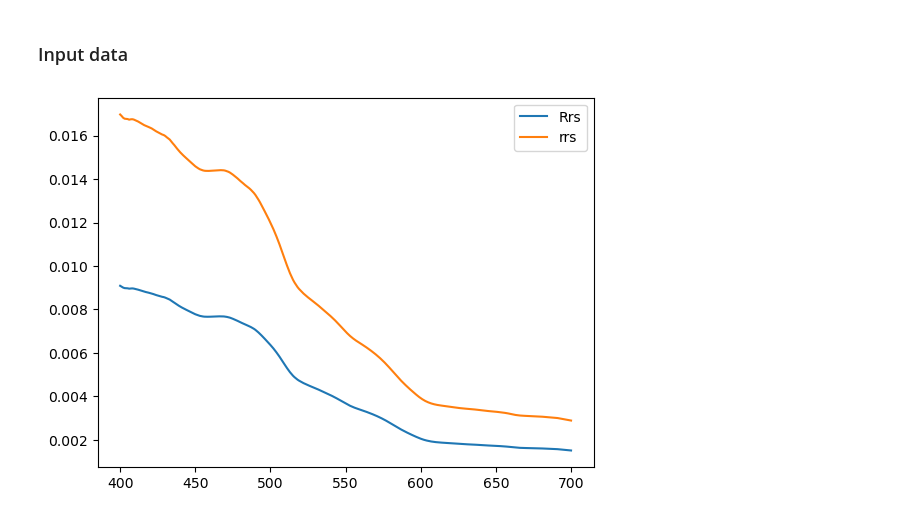
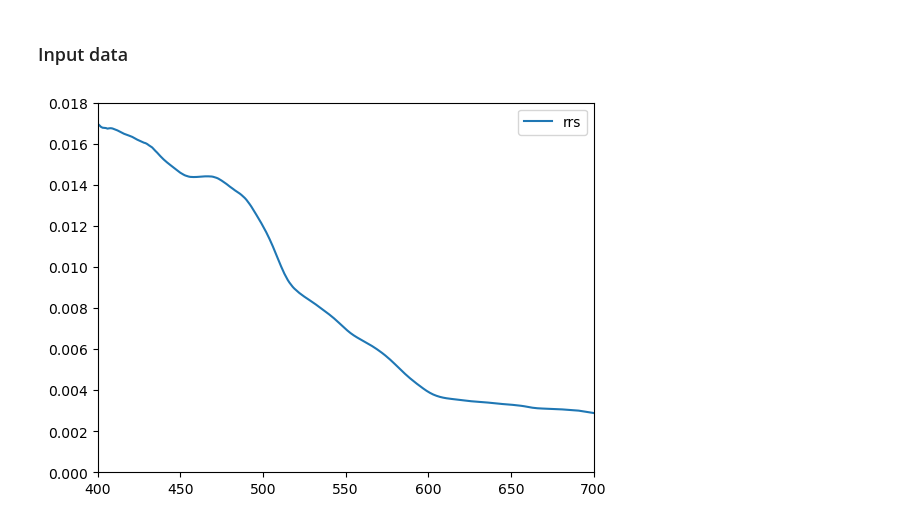
Before and after one commit to aewindle110/PCC_retrievals, a Jupyter notebook: Kramer_hyperRrs.ipynb, the cells around one changed output. Drawn from its saved outputs; the diff is of its cells as text; code cells hidden in the pictures.

```diff
--- a/Kramer_hyperRrs.ipynb
+++ b/Kramer_hyperRrs.ipynb
@@ -201,24 +282,26 @@ coeff_data = coeff_data.rename(columns={"wavelength,": "wv", "A,": "A"}).set_ind
 # %%
 dat = pd.read_csv('/Users/awindled/Documents/Shearwater_Cruise/trios_data/20210827_transect3_mean_std.csv', index_col=0)
 
 #smooth data
 dat = dat.rolling(5).mean()
 #print(dat)
 
 Rrs = dat['Offshore mean'].loc[400:700,]
 wave = np.arange(400, 701, 1)
-plt.plot(wave, Rrs, label='Rrs')
+#plt.plot(wave, Rrs, label='Rrs')
 
 rrs = Rrs/(0.52 + 1.7*Rrs)
 
 plt.plot(wave, rrs, label='rrs')
+plt.axis([400, 700, 0, 0.018]) #changes the plotting axes
+
 plt.legend()
 
 chl = 0.228
 T = 27.6949
 S = 35.6639
 # %% [output]
-[figure, old version]
+[figure, new version]
 # %%
 #Script to run hyperspectral reflectance model from Kramer et al. (2022)
 #Runs with: betasw_ZHH2009.m, gsm_invert.m, gsm_cost.m
```
Also changed, not shown: parts of 14 cells of this notebook.
